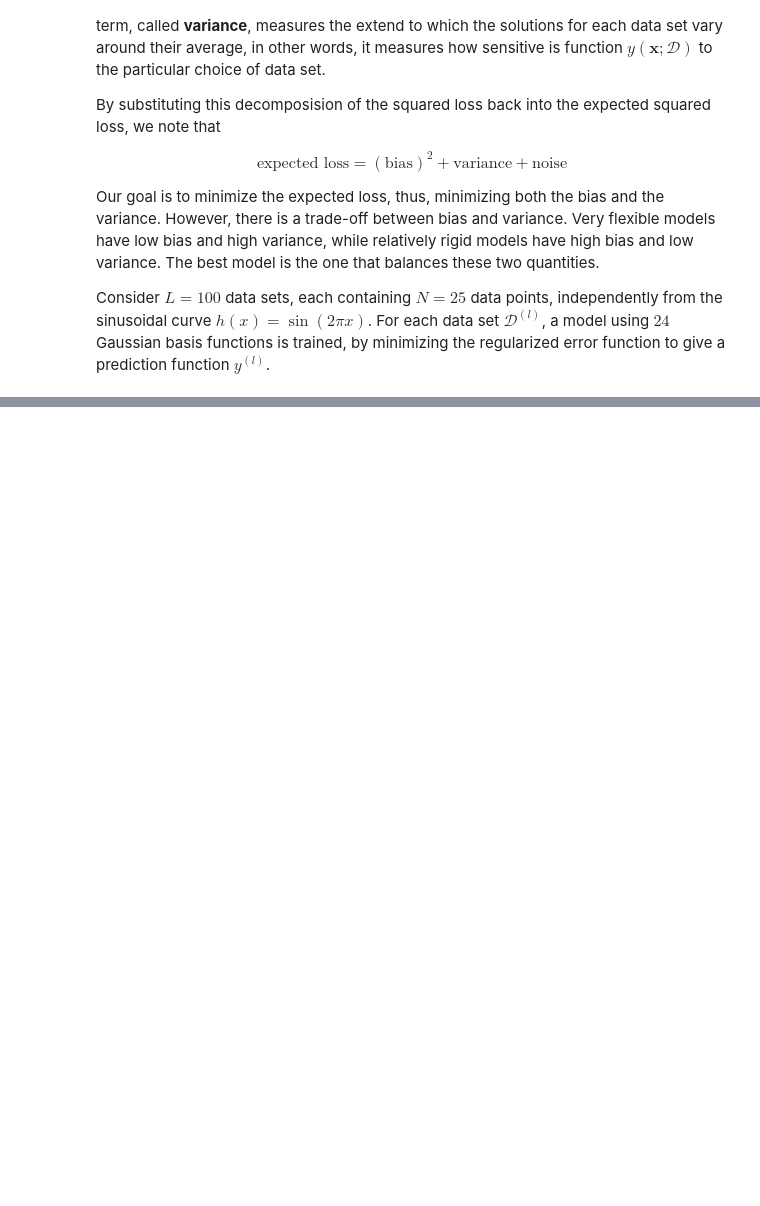
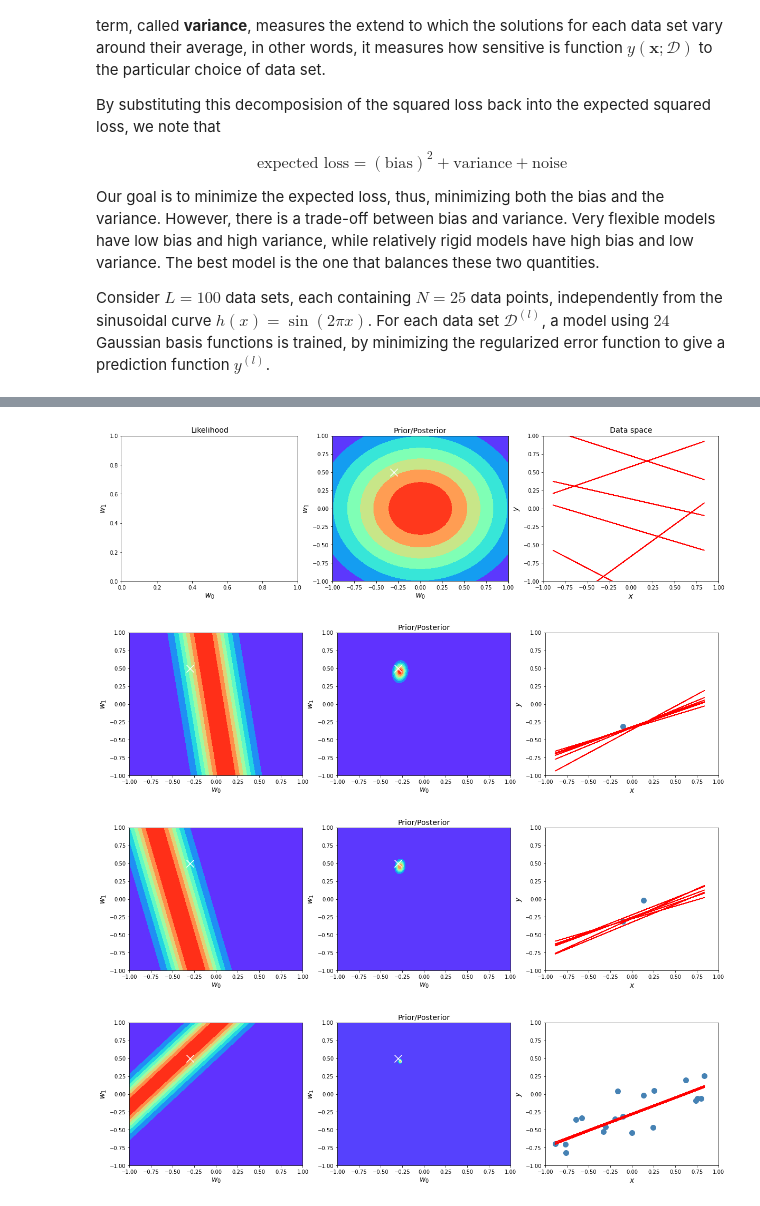
Before and after one commit to vagmcs/PRML, a Jupyter notebook: notebooks/ch3_linear_models_for_regression.ipynb, the cells around one changed output, grey strips where cells are left out. Drawn from its saved outputs; the diff is of its cells as text; code cells hidden in the pictures; blank space fills up the shorter version.

Commit message:
feat(chapter3): Examples for bayesian linear regression

```diff
--- a/notebooks/ch3_linear_models_for_regression.ipynb
+++ b/notebooks/ch3_linear_models_for_regression.ipynb
@@ -538,0 +541,76 @@ For this particular choice of prior, the maximization of the log of the posterio
+# %%
+alpha = 2.
+beta = 25.
+N = 20
+
+def f(sample_size):
+    x = np.random.uniform(-1, 1, sample_size)
+    t = 0.5 * x - 0.3 + np.random.normal(scale=0.2, size=x.shape)
+    return x, t
+
+x_train, y_train = f(N)
+x_train_linear = PolynomialBasis(degree=1).transform(x_train)
+
+w0, w1 = np.meshgrid(np.linspace(-1, 1, 100), np.linspace(-1, 1, 100))
+w = np.array([np.ravel(w0), np.ravel(w1)])
+
+prior_posterior = MultivariateGaussian(mu=np.zeros((2, 1)), cov=(1 / alpha) * np.eye(2))
+
+for i, x in enumerate(x_train_linear):
+
+    if i > 0:
+        prev_precision = np.linalg.inv(prior_posterior.cov)
+        cur_precision = prev_precision + beta * x_train_linear.T @ x_train_linear
+        cur_cov = np.linalg.inv(cur_precision)
+        cur_mean = cur_cov @ ((prev_precision @ prior_posterior.mu).T + beta * x_train_linear.T @ y_train).reshape(-1, 1)
+
+        prior_posterior = MultivariateGaussian(mu=cur_mean, cov=cur_cov)
+
+    if i < 3 or i == N - 1:
+
+        plt.figure(figsize=(20, 5))
+
+        # likelihood
+        plt.subplot(1, 3, 1)
+        if i == 0:
+            plt.title('Likelihood', fontsize=14)
+        else:
+            likelihood = Gaussian(var=1 / beta).pdf(y_train[i])
+            z = likelihood.pdf(mu=w.T @ x).reshape(w0.shape)
+            plt.contourf(w0, w1, z, cmap='rainbow')
+            plt.scatter(-0.3, 0.5, s=200, marker="x", color='white')
+
+        plt.xlabel('$w_0$', fontsize=14)
+        plt.ylabel('$w_1$', fontsize=14)
+
+        # prior/posterior
+        plt.subplot(1, 3, 2)
+        plt.title('Prior/Posterior', fontsize=14)
+        z = np.diag(prior_posterior.pdf(w)).reshape(w0.shape)
+        plt.contourf(w0, w1, z, cmap='rainbow')
+        plt.scatter(-0.3, 0.5, s=200, marker="x", color='white')
+
+        plt.xlabel('$w_0$', fontsize=14)
+        plt.ylabel('$w_1$', fontsize=14)
+
+        # data space
+        plt.subplot(1, 3, 3)
+        if i == 0:
+            plt.title('Data space', fontsize=14)
+        else:
+            plt.scatter(x_train[:i], y_train[:i], s=100, color='steelblue')
+
+        w_sample = prior_posterior.draw(6)
+        y_sample = x_train_linear @ w_sample.T
+        plt.plot(x_train, y_sample, color='red')
+
+        plt.xlim(-1, 1); plt.ylim(-1, 1)
+        plt.xlabel('$x$', fontsize=14)
+        plt.ylabel('$y$', fontsize=14)
+
+        plt.show()
+# %% [output]
+[figure, added]
+[figure, added]
+[figure, added]
+[figure, added]
```
Also changed, not shown: parts of 4 cells of this notebook.
